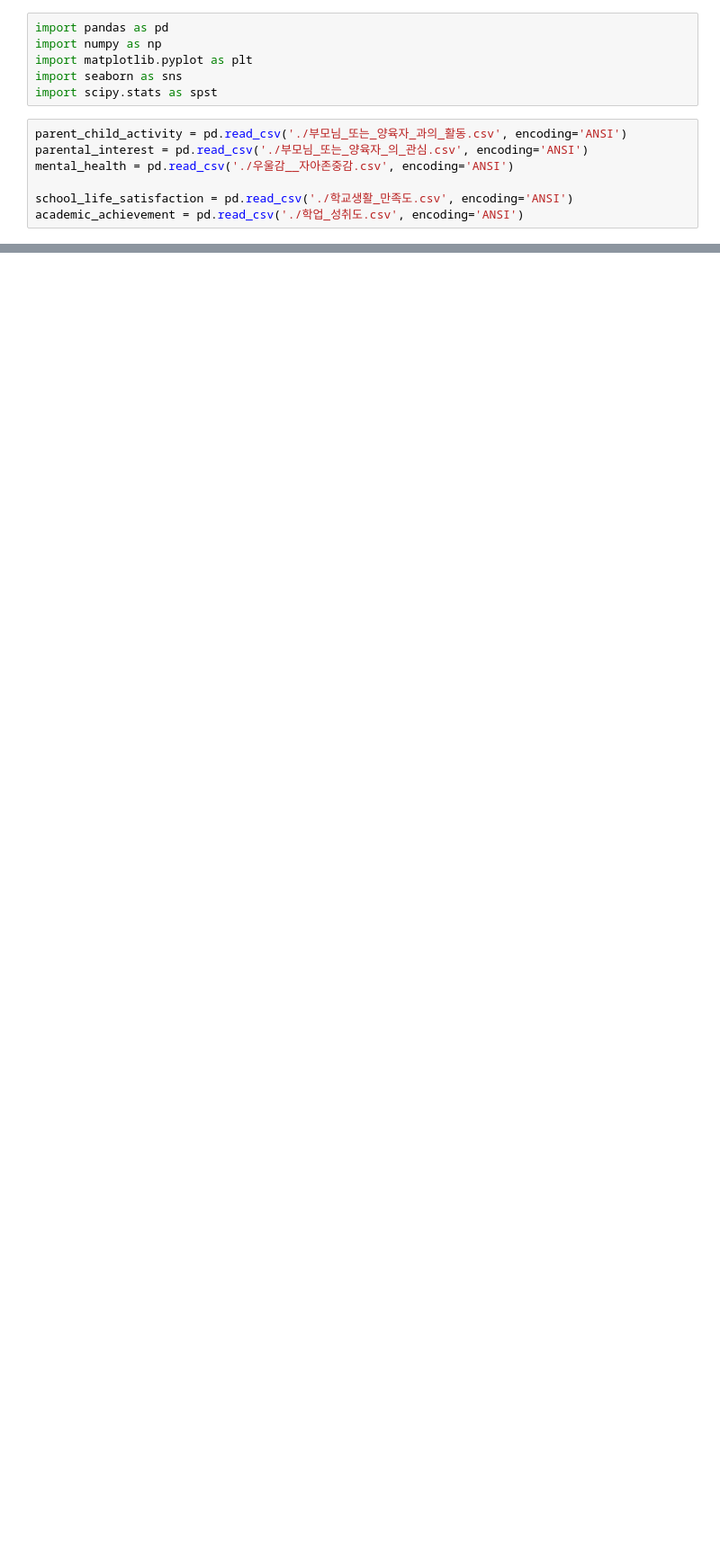
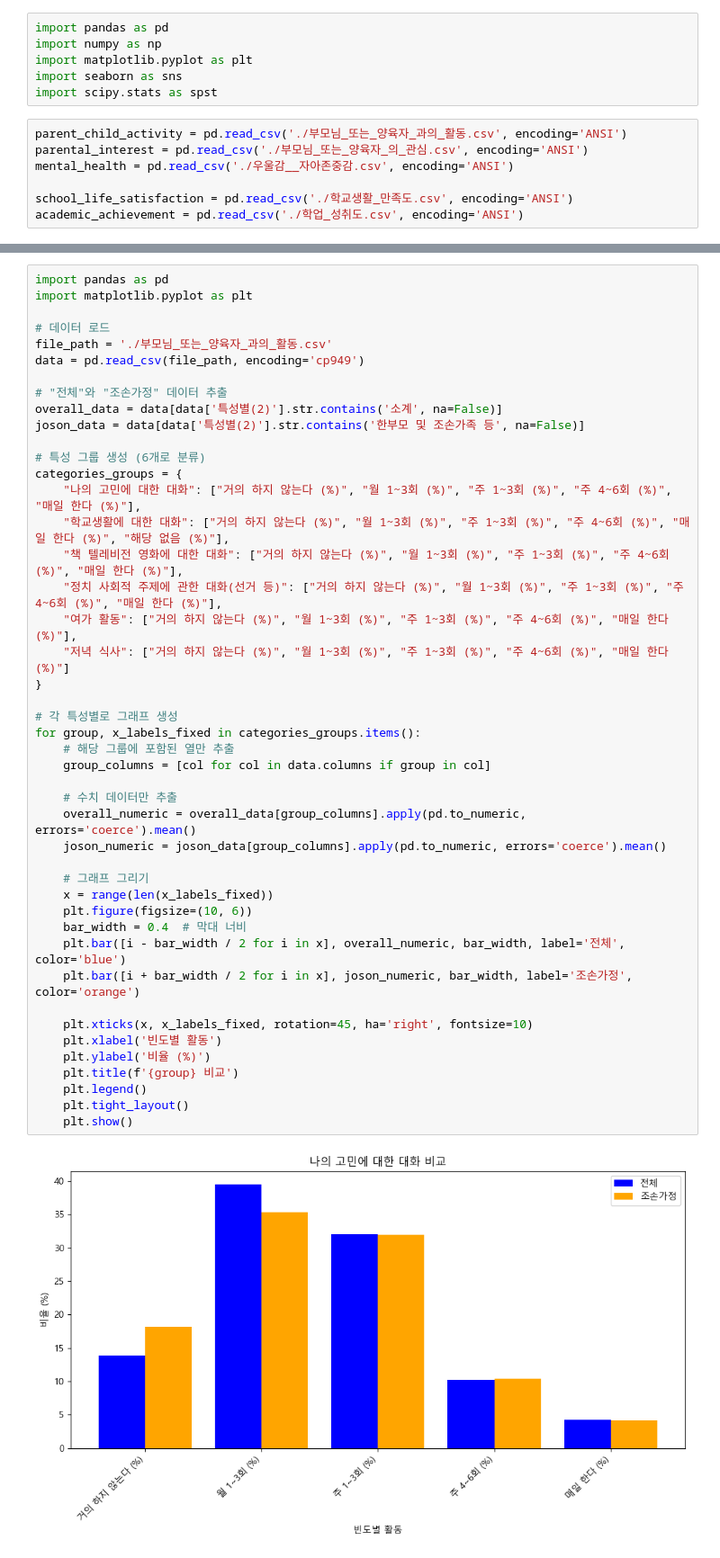
Before and after one commit to junyoungnnn/GroupStudy, a Jupyter notebook: 청소년데이터공모전/보고서용.ipynb, the cells around one changed output, grey strips where cells are left out. Shown: that part at 90% size. Saved outputs shown, nothing was run; the diff lists cells and outputs as text; blank space fills up the shorter version.

```diff
--- a/청소년데이터공모전/보고서용.ipynb
+++ b/청소년데이터공모전/보고서용.ipynb
@@ -58,0 +103,47 @@ display(academic_achievement)
+# %%
+import pandas as pd
+import matplotlib.pyplot as plt
+
+# 데이터 로드
+file_path = './부모님_또는_양육자_과의_활동.csv'
+data = pd.read_csv(file_path, encoding='cp949')
+
+# "전체"와 "조손가정" 데이터 추출
+overall_data = data[data['특성별(2)'].str.contains('소계', na=False)]
+joson_data = data[data['특성별(2)'].str.contains('한부모 및 조손가족 등', na=False)]
+
+# 특성 그룹 생성 (6개로 분류)
+categories_groups = {
+    "나의 고민에 대한 대화": ["거의 하지 않는다 (%)", "월 1~3회 (%)", "주 1~3회 (%)", "주 4~6회 (%)", "매일 한다 (%)"],
+    "학교생활에 대한 대화": ["거의 하지 않는다 (%)", "월 1~3회 (%)", "주 1~3회 (%)", "주 4~6회 (%)", "매일 한다 (%)", "해당 없음 (%)"],
+    "책 텔레비전 영화에 대한 대화": ["거의 하지 않는다 (%)", "월 1~3회 (%)", "주 1~3회 (%)", "주 4~6회 (%)", "매일 한다 (%)"],
+    "정치 사회적 주제에 관한 대화(선거 등)": ["거의 하지 않는다 (%)", "월 1~3회 (%)", "주 1~3회 (%)", "주 4~6회 (%)", "매일 한다 (%)"],
+    "여가 활동": ["거의 하지 않는다 (%)", "월 1~3회 (%)", "주 1~3회 (%)", "주 4~6회 (%)", "매일 한다 (%)"],
+    "저녁 식사": ["거의 하지 않는다 (%)", "월 1~3회 (%)", "주 1~3회 (%)", "주 4~6회 (%)", "매일 한다 (%)"]
+}
+
+# 각 특성별로 그래프 생성
+for group, x_labels_fixed in categories_groups.items():
+    # 해당 그룹에 포함된 열만 추출
+    group_columns = [col for col in data.columns if group in col]
+
+    # 수치 데이터만 추출
+    overall_numeric = overall_data[group_columns].apply(pd.to_numeric, errors='coerce').mean()
+    joson_numeric = joson_data[group_columns].apply(pd.to_numeric, errors='coerce').mean()
+
+    # 그래프 그리기
+    x = range(len(x_labels_fixed))
+    plt.figure(figsize=(10, 6))
+    bar_width = 0.4  # 막대 너비
+    plt.bar([i - bar_width / 2 for i in x], overall_numeric, bar_width, label='전체', color='blue')
+    plt.bar([i + bar_width / 2 for i in x], joson_numeric, bar_width, label='조손가정', color='orange')
+
+    plt.xticks(x, x_labels_fixed, rotation=45, ha='right', fontsize=10)
+    plt.xlabel('빈도별 활동')
+    plt.ylabel('비율 (%)')
+    plt.title(f'{group} 비교')
+    plt.legend()
+    plt.tight_layout()
+    plt.show()
+# %% [output]
+[figure, added]
```
Also changed, not shown: parts of 7 cells of this notebook, 6 other files.
